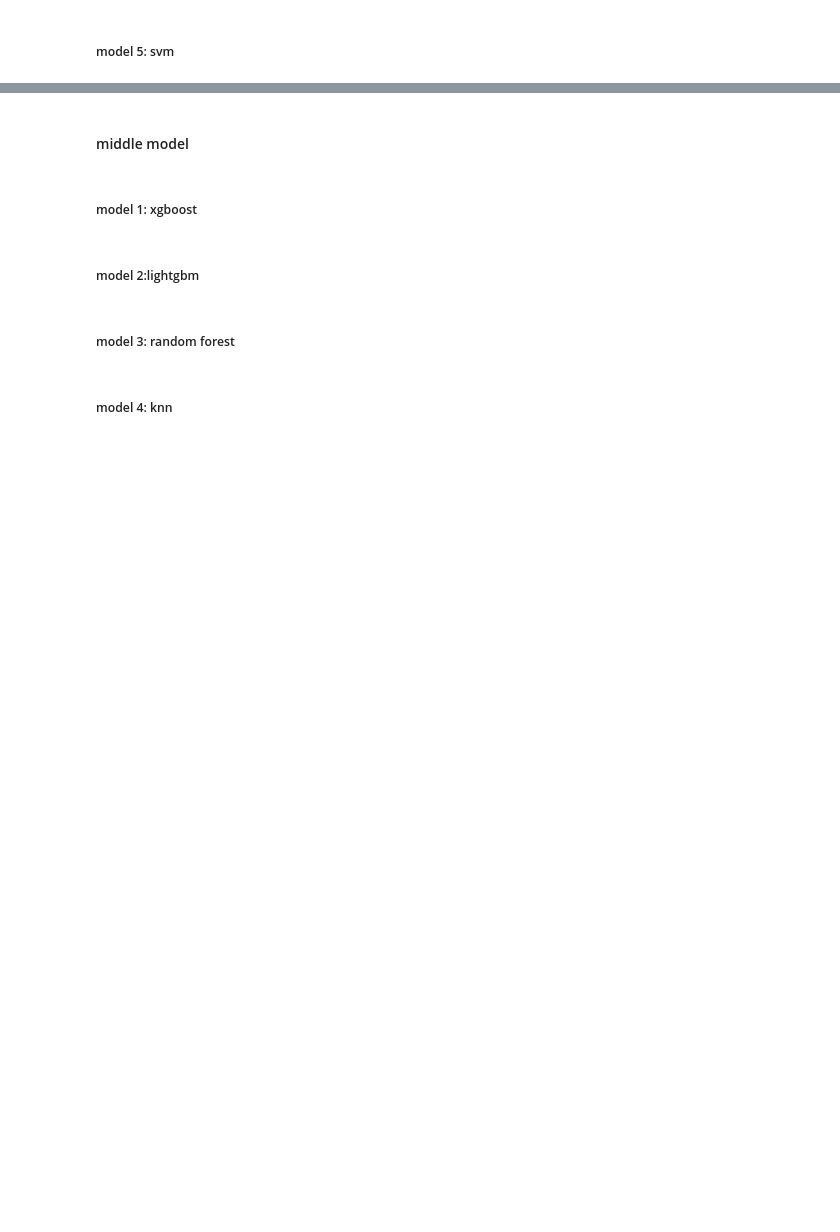
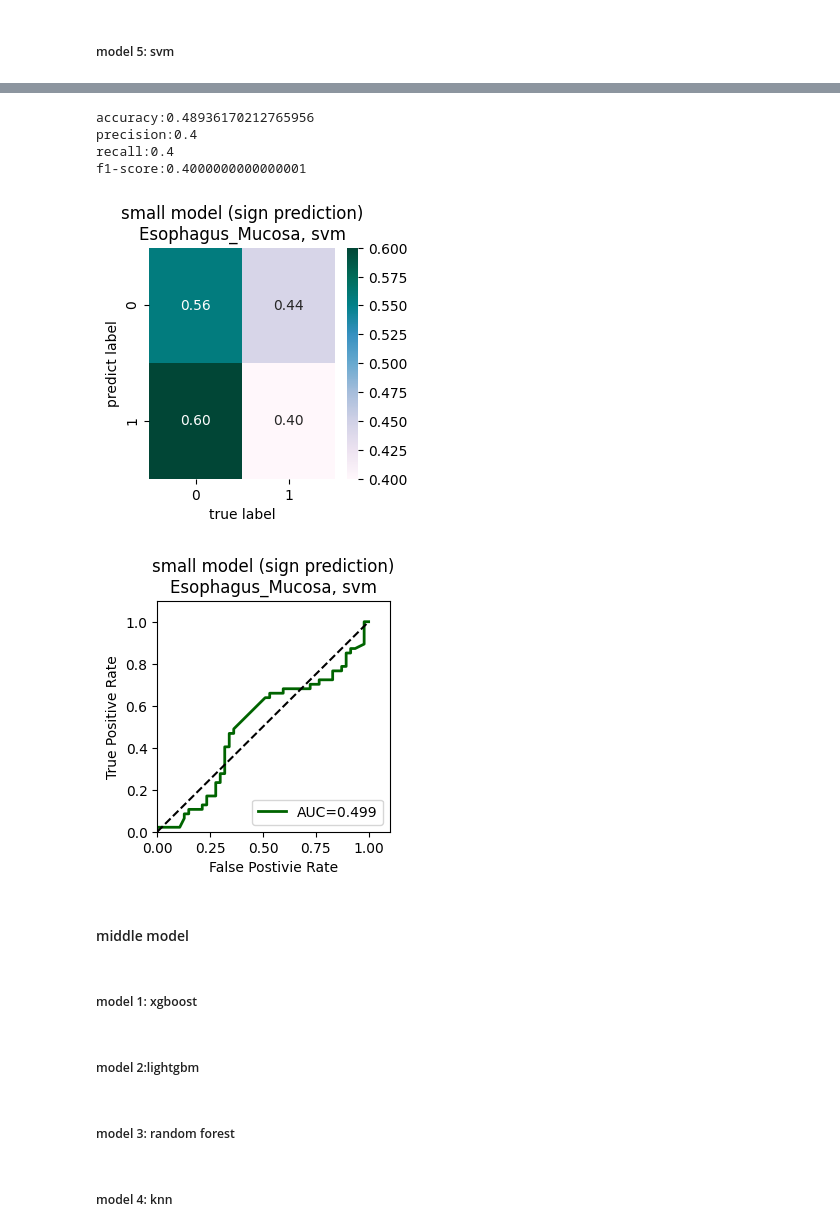
Before and after one commit to Liuzhe30/DNAMutBenchMark, a Jupyter notebook: experiments/machine_learning/eqtl_prediction/sign_prediction/dnabert2/Esophagus_Mucosa_seed17.ipynb, the cells around one changed output, grey strips where cells are left out. Saved outputs shown, nothing was run; the diff lists cells and outputs as text; code cells hidden in the pictures; blank space fills up the shorter version.

```diff
--- a/experiments/machine_learning/eqtl_prediction/sign_prediction/dnabert2/Esophagus_Mucosa_seed17.ipynb
+++ b/experiments/machine_learning/eqtl_prediction/sign_prediction/dnabert2/Esophagus_Mucosa_seed17.ipynb
@@ -313,6 +373,6 @@ grid.best_params_
 # %%
 ml_model = model_list[4]
-clf_svm = SVC(probability = True, gamma = 8, C = 11)
+clf_svm = SVC(probability = True, gamma = 0.01, C = 100)
 clf_svm.fit(X_train,Y_train)
 
 y_score = clf_svm.predict(X_test)
@@ -327,35 +387,42 @@ print('recall:{}'.format(recall_score(Y_test, y_score)))
 print('f1-score:{}'.format(f1_score(Y_test, y_score)))
 
 # update confusion matrix
 sum_all1 = obj1[0][0] + obj1[0][1]
 sum_all2 = obj1[1][0] + obj1[1][1]
 new_obj = np.array(
     [
         [float(obj1[0][0])/sum_all1, float(obj1[0][1])/sum_all1],
         [float(obj1[1][0])/sum_all2, float(obj1[1][1])/sum_all2]
     ]
 )
 ax = plt.subplots(figsize=(3,3))
 sns.heatmap(new_obj, fmt='.2f', cmap='PuBuGn', annot=True)
 plt.xlabel("true label")
 plt.ylabel("predict label")
 plt.title('small model (sign prediction)\n' + tissue + ', ' + ml_model)
-plt.savefig('images_seed17/cm-small-sign-' + tissue + '-' + ml_model + '.png',dpi=300, bbox_inches = 'tight')
+plt.savefig(image_path + 'cm-small-sign-' + tissue + '-' + ml_model + '.png',dpi=300, bbox_inches = 'tight')
 plt.show()
 
 fpr, tpr, thresholds = roc_curve(y_one_hot.ravel(),y_score_pro.ravel())
 auc_ = auc(fpr, tpr)
 #print("AUC : ", auc_)
 ax = plt.subplots(figsize=(3,3))
 plt.title('small model (sign prediction)\n' + tissue + ', ' + ml_model)
 plt.plot(fpr, tpr, linewidth = 2,label='AUC=%.3f' % auc_,color='#006400')
 plt.plot([0,1],[0,1], 'k--')
 plt.axis([0,1.1,0,1.1])
 plt.xlabel('False Postivie Rate')
 plt.ylabel('True Positive Rate')
 plt.legend(loc="lower right")
-plt.savefig('images_seed17/auc-small-sign-' + tissue + '-' + ml_model + '.png',dpi=300, bbox_inches = 'tight')
+plt.savefig(image_path + 'auc-small-sign-' + tissue + '-' + ml_model + '.png',dpi=300, bbox_inches = 'tight')
 plt.show()
+# %% [output]
+accuracy:0.48936170212765956
+precision:0.4
+recall:0.4
+f1-score:0.4000000000000001
+[figure, added]
+[figure, added]
 # %% [markdown]
 #### middle model
 # %%
```
Also changed, not shown: parts of 22 cells of this notebook, 15 other files.
